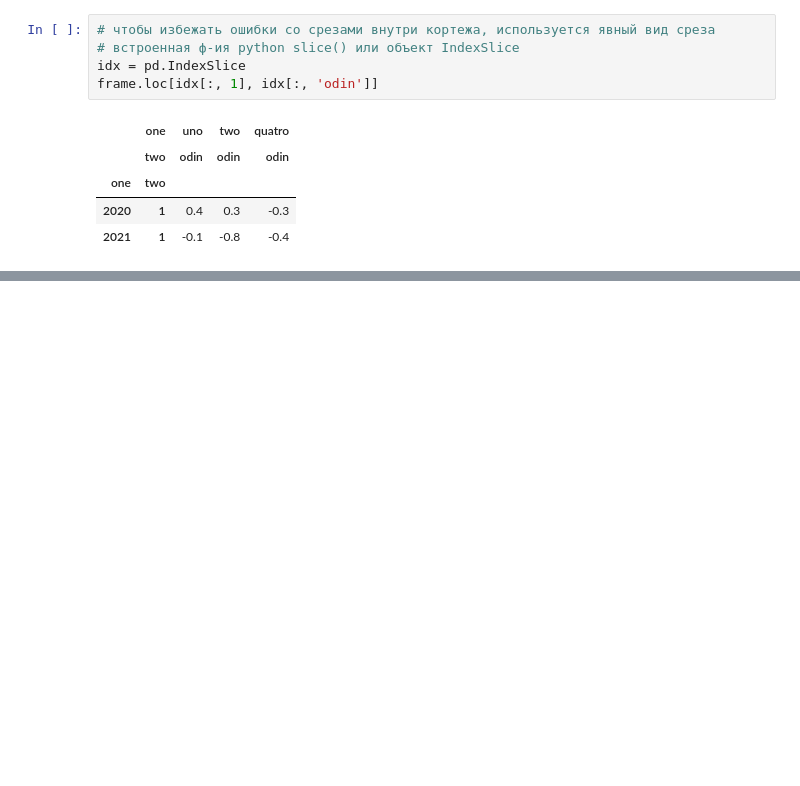
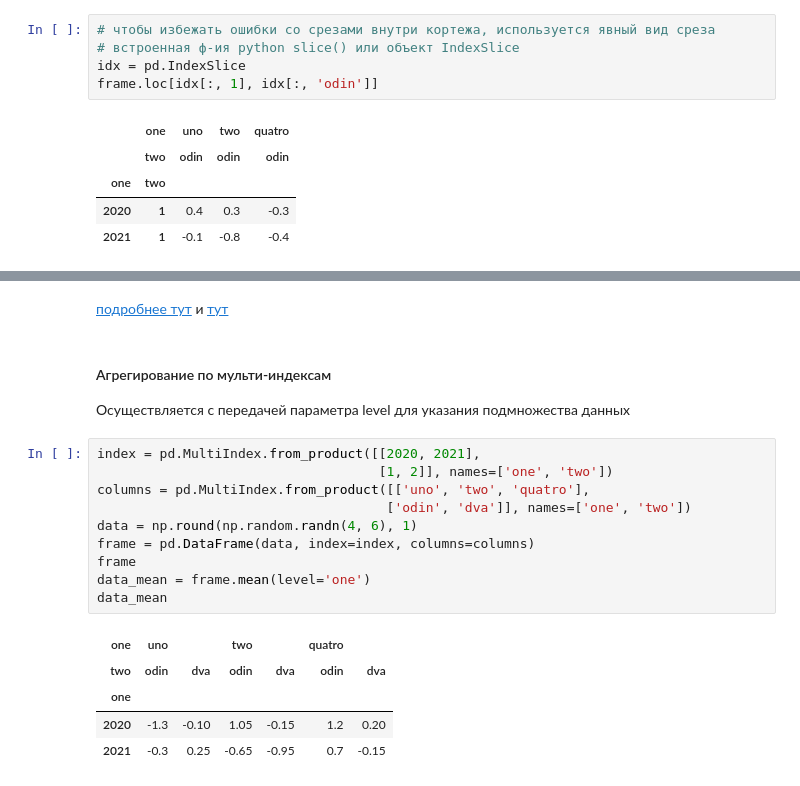
Before and after one commit to KonstantinKlepikov/all-python-ml-learning, a Jupyter notebook: pandas-learning.ipynb, the cells around one changed output, grey strips where cells are left out. Drawn from its saved outputs; the diff is of its cells as text; blank space fills up the shorter version.

Commit message:
pandas learning

```diff
--- a/pandas-learning.ipynb
+++ b/pandas-learning.ipynb
@@ -1337,0 +1411,22 @@ frame.loc[idx[:, 1], idx[:, 'odin']]
+# %% [markdown]
+[подробнее тут](https://pandas.pydata.org/pandas-docs/stable/reference/api/pandas.DataFrame.reset_index.html) и [тут](https://pandas.pydata.org/pandas-docs/stable/reference/api/pandas.DataFrame.set_index.html)
+# %% [markdown]
+#### Агрегирование по мульти-индексам
+
+Осуществляется с передачей параметра level для указания подмножества данных
+# %%
+index = pd.MultiIndex.from_product([[2020, 2021],
+                                    [1, 2]], names=['one', 'two'])
+columns = pd.MultiIndex.from_product([['uno', 'two', 'quatro'],
+                                     ['odin', 'dva']], names=['one', 'two'])
+data = np.round(np.random.randn(4, 6), 1)
+frame = pd.DataFrame(data, index=index, columns=columns)
+frame
+data_mean = frame.mean(level='one')
+data_mean
+# %% [output]
+| one | uno |  | two |  | quatro |  |
+| two | odin | dva | odin | dva | odin | dva |
+| one |  |  |  |  |  |  |
+| 2020 | -1.3 | -0.10 | 1.05 | -0.15 | 1.2 | 0.20 |
+| 2021 | -0.3 | 0.25 | -0.65 | -0.95 | 0.7 | -0.15 |
```
Also changed, not shown: parts of 13 cells of this notebook.
